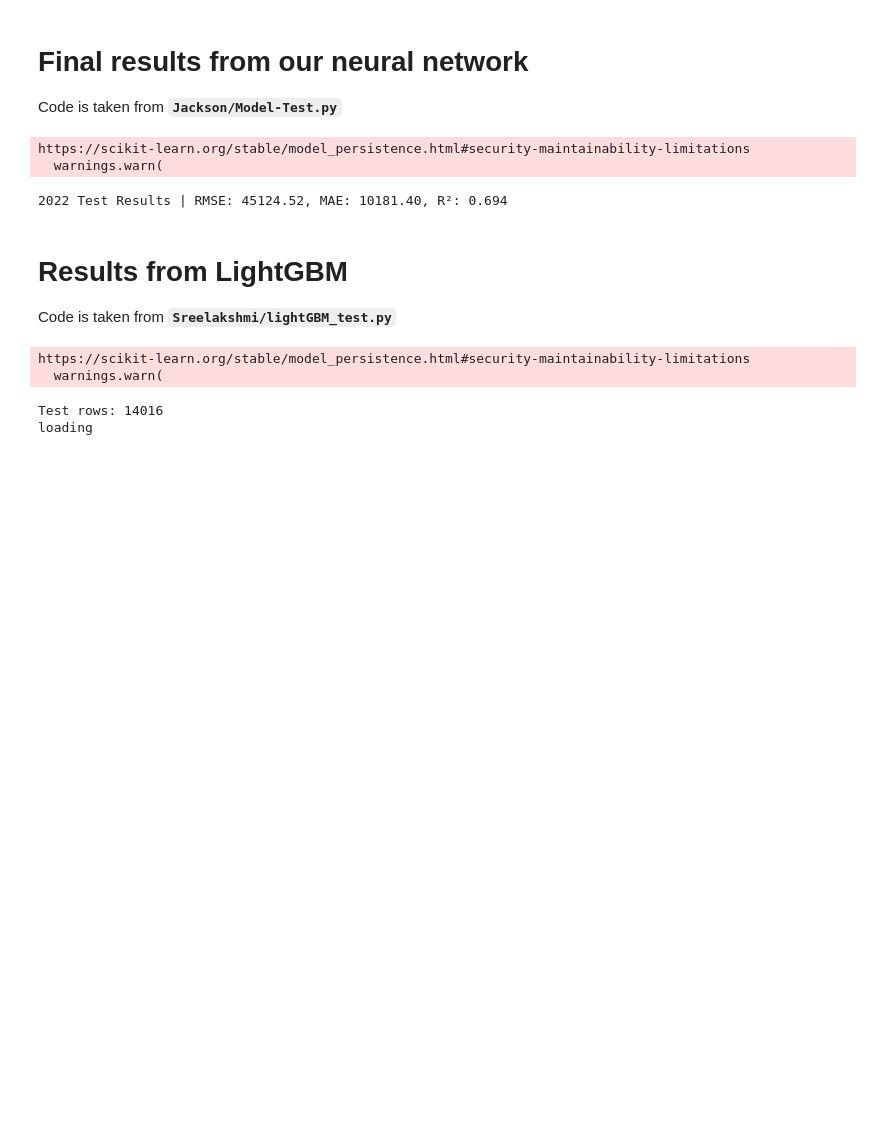
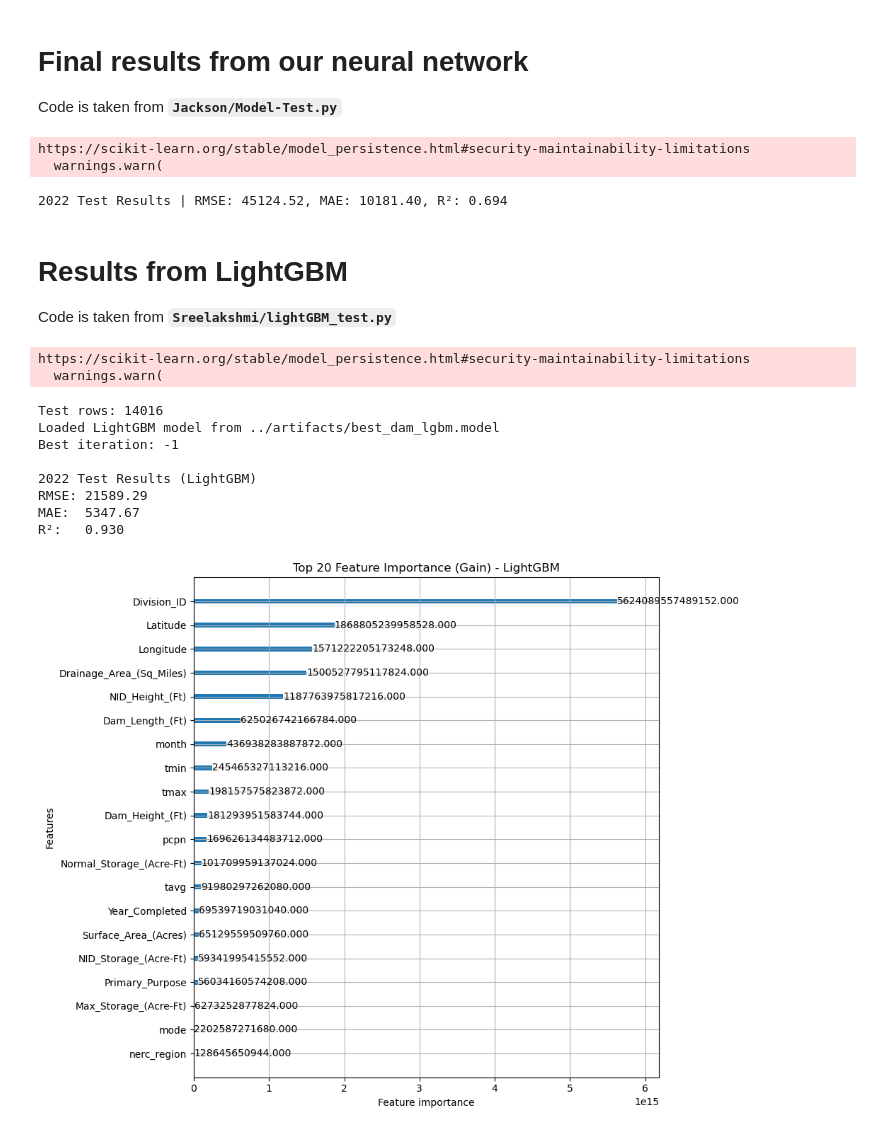
Before and after one commit to Erdos-Projects/fall-2025-climate-change-and-hydropower, a Jupyter notebook: notebooks/final_results.ipynb, the cells around one changed output. Cells and saved outputs as stored; diff of their text form; code cells hidden in the pictures; blank space fills up the shorter version.

Commit message:
fix lightGBM model

```diff
--- a/notebooks/final_results.ipynb
+++ b/notebooks/final_results.ipynb
@@ -174,8 +174,8 @@ for col in numeric_cols:
 # =============================
 with open("../artifacts/label_encoders.pkl", "rb") as f:  # Updated path
     label_encoders = pickle.load(f)
-scaler = get_scaler()
-
+with open("../artifacts/scaler.pkl", "rb") as f:
+    scaler = get_scaler()
 # Fill missing numeric values with median from test set
 for col in numeric_cols:
     test_df[col] = test_df[col].fillna(test_df[col].median())
@@ -213,31 +213,38 @@ print(f"Best iteration: {gbm.best_iteration}")
 # =============================
 # 6. Predict & Evaluate
 # =============================
 # Predict using best iteration
 y_pred = gbm.predict(X_test, num_iteration=gbm.best_iteration)
 
 # Compute metrics
 rmse = np.sqrt(mean_squared_error(y_test, y_pred))
 mae = mean_absolute_error(y_test, y_pred)
 r2 = r2_score(y_test, y_pred)
 
 print(f"\n2022 Test Results (LightGBM)")
 print(f"RMSE: {rmse:.2f}")
 print(f"MAE:  {mae:.2f}")
 print(f"R²:   {r2:.3f}")
 
 # =============================
 # 7. Optional: Feature importance
 # =============================
 import matplotlib.pyplot as plt
 
 lgb.plot_importance(gbm, max_num_features=20, importance_type='gain', figsize=(10, 8))
 plt.title("Top 20 Feature Importance (Gain) - LightGBM")
 plt.tight_layout()
 plt.savefig("../results/final/lightgbm_feature_importance.png")
 plt.show()
 # %% [output]
 https://scikit-learn.org/stable/model_persistence.html#security-maintainability-limitations
   warnings.warn(
 Test rows: 14016
-loading
+Loaded LightGBM model from ../artifacts/best_dam_lgbm.model
+Best iteration: -1
+
+2022 Test Results (LightGBM)
+RMSE: 21589.29
+MAE:  5347.67
+R²:   0.930
+[figure, added]
```
Also changed, not shown: 1 other file.
